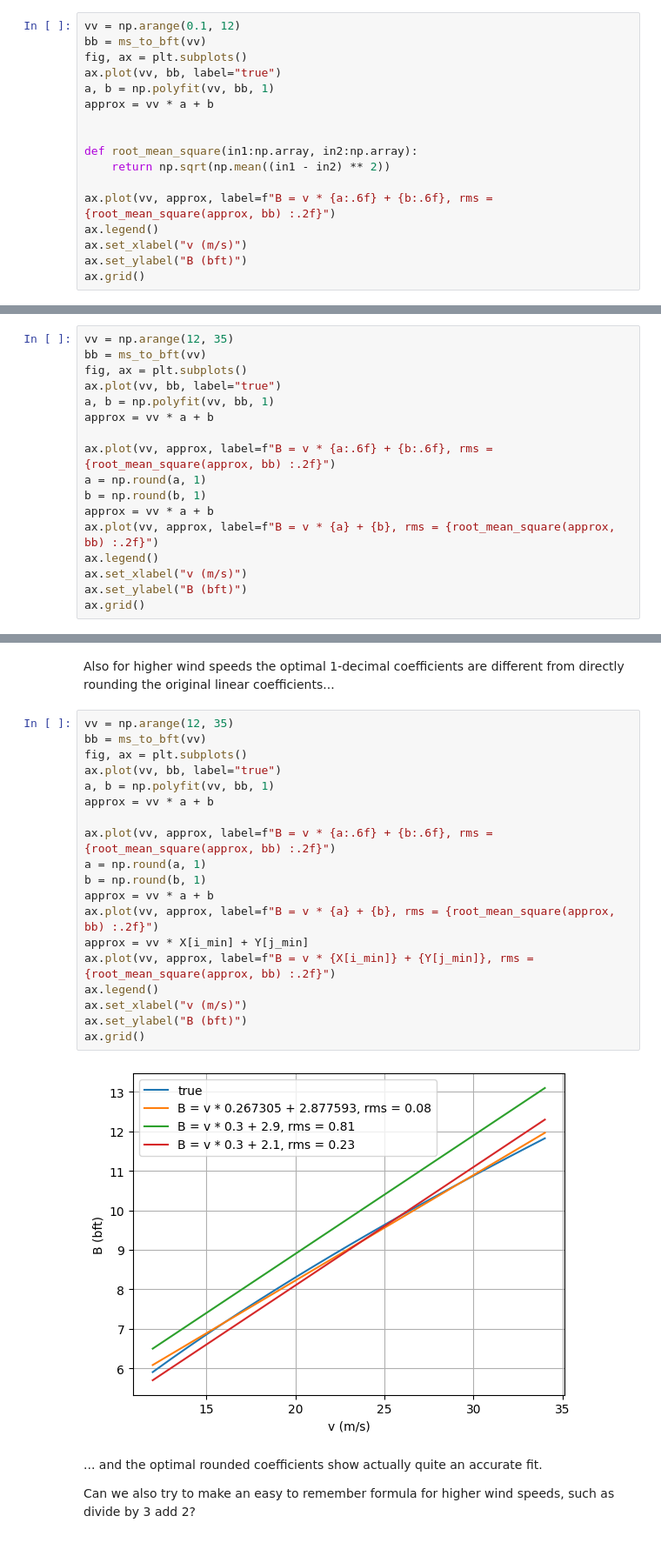
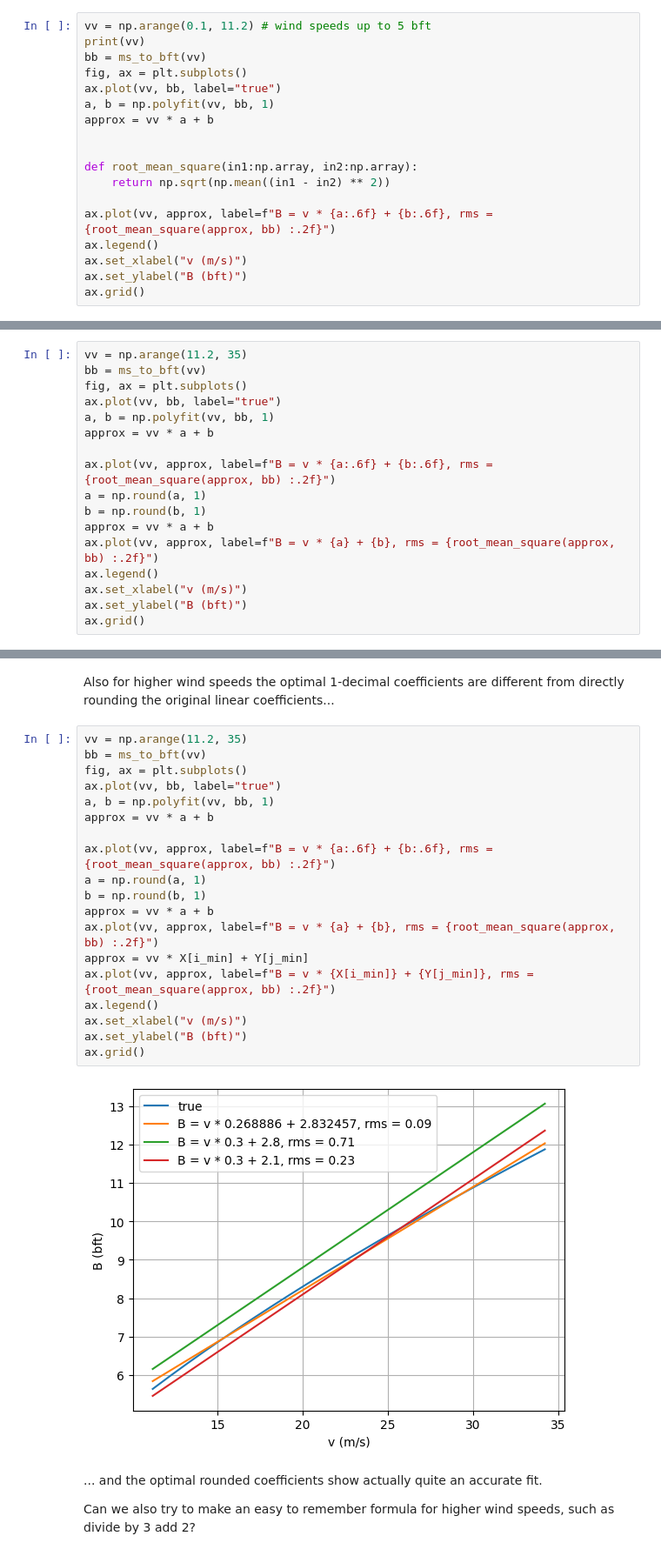
Before and after one commit to LaurensHogeweg/WindConversion, a Jupyter notebook: beaufort.ipynb, the cells around one changed output, grey strips where cells are left out. Shown at 87% size. Drawn from its saved outputs; the diff is of its cells as text.

```diff
--- a/beaufort.ipynb
+++ b/beaufort.ipynb
@@ -61,5 +61,6 @@ The relationship is nice, but bringing a chart with you always or trying to reme
 # %%
-vv = np.arange(0.1, 12)
+vv = np.arange(0.1, 11.2) # wind speeds up to 5 bft
+print(vv)
 bb = ms_to_bft(vv)
 fig, ax = plt.subplots()
 ax.plot(vv, bb, label="true")
@@ -138,7 +140,7 @@ The color table shows that indeed a=0.5 and b=0.5 are the optimal 1-decimal coef
 
 My original motivation for doing this was to study weather forecasts for open water kayaking. Because you should not do that at high wind speeds the low-wind speed approximation is a good heuristic. Still let's see how we can approximate the formula for high wind speeds.
 # %%
-vv = np.arange(12, 35)
+vv = np.arange(11.2, 35)
 bb = ms_to_bft(vv)
 fig, ax = plt.subplots()
 ax.plot(vv, bb, label="true")
@@ -187,26 +189,26 @@ coefficients at minimum RMS : a=0.3, b=2.1
 # %% [markdown]
 Also for higher wind speeds the optimal 1-decimal coefficients are different from directly rounding the original linear coefficients...
 # %%
-vv = np.arange(12, 35)
+vv = np.arange(11.2, 35)
 bb = ms_to_bft(vv)
 fig, ax = plt.subplots()
 ax.plot(vv, bb, label="true")
 a, b = np.polyfit(vv, bb, 1)
 approx = vv * a + b
 
 ax.plot(vv, approx, label=f"B = v * {a:.6f} + {b:.6f}, rms = {root_mean_square(approx, bb) :.2f}")
 a = np.round(a, 1)
 b = np.round(b, 1)
 approx = vv * a + b
 ax.plot(vv, approx, label=f"B = v * {a} + {b}, rms = {root_mean_square(approx, bb) :.2f}")
 approx = vv * X[i_min] + Y[j_min]
 ax.plot(vv, approx, label=f"B = v * {X[i_min]} + {Y[j_min]}, rms = {root_mean_square(approx, bb) :.2f}")
 ax.legend()
 ax.set_xlabel("v (m/s)")
 ax.set_ylabel("B (bft)")
 ax.grid()
 # %% [output]
-[figure, old version]
+[figure, new version]
 # %% [markdown]
 ... and the optimal rounded coefficients show actually quite an accurate fit.
 
```
Also changed, not shown: parts of 6 cells of this notebook.
